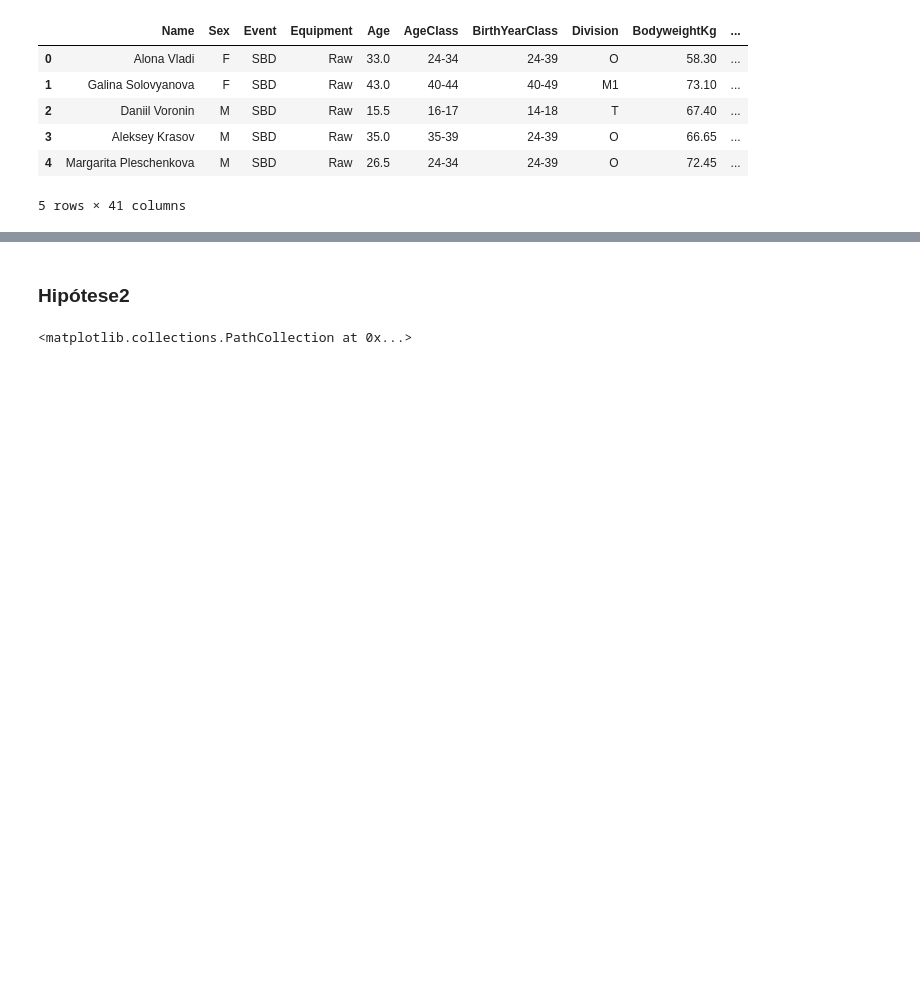
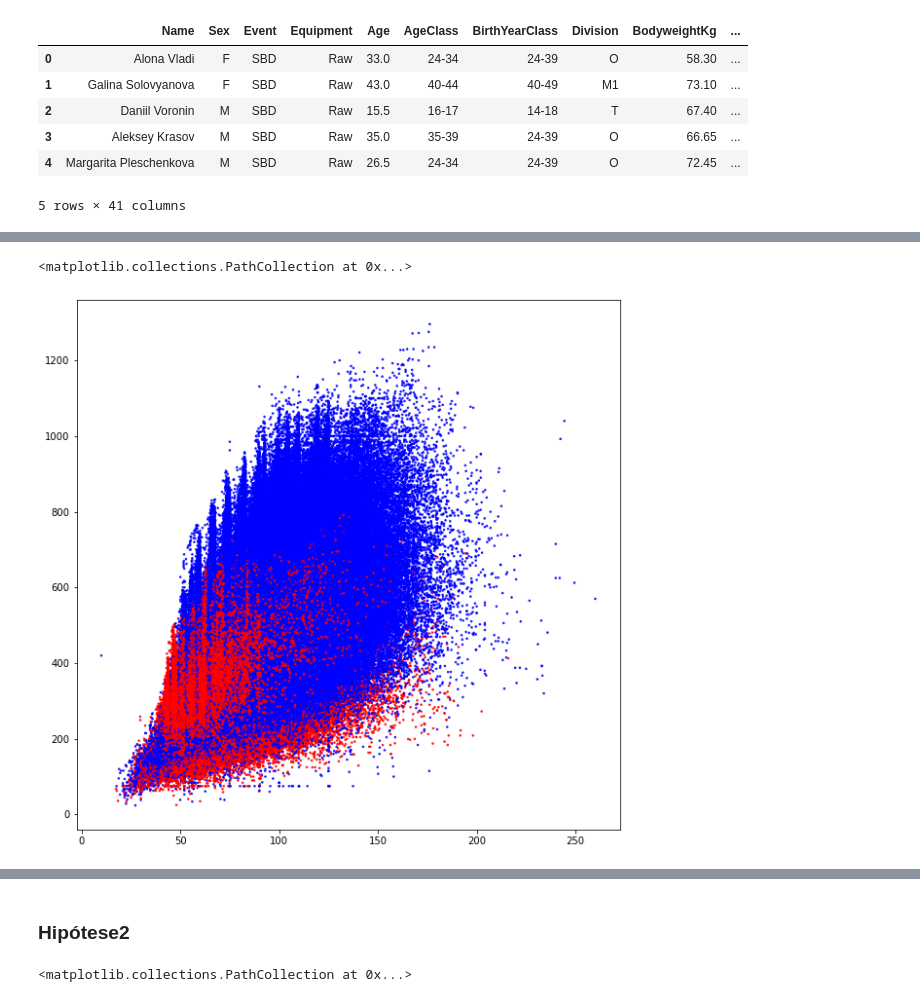
Before and after one commit to maluwastaken/Intro-Data-Science, a Jupyter notebook: powerlifting.ipynb, the cells around one changed output, grey strips where cells are left out. Saved outputs shown, nothing was run; the diff lists cells and outputs as text; code cells hidden in the pictures; blank space fills up the shorter version.

```diff
--- a/powerlifting.ipynb
+++ b/powerlifting.ipynb
@@ -207,0 +218,8 @@ Name: Sex, dtype: int64
+# %%
+## peso total por peso corporal, separado por genero
+fig, ax = plt.subplots(figsize=(10, 10))
+plt.scatter(samples['BodyweightKg'], samples['TotalKg'], alpha=0.8, s=2.5,
+           c=['r' if x == 0 else 'b' for x in samples['Sex']])
+# %% [output]
+<matplotlib.collections.PathCollection at 0x...>
+[figure, added]
```
Also changed, not shown: parts of 32 cells of this notebook.
